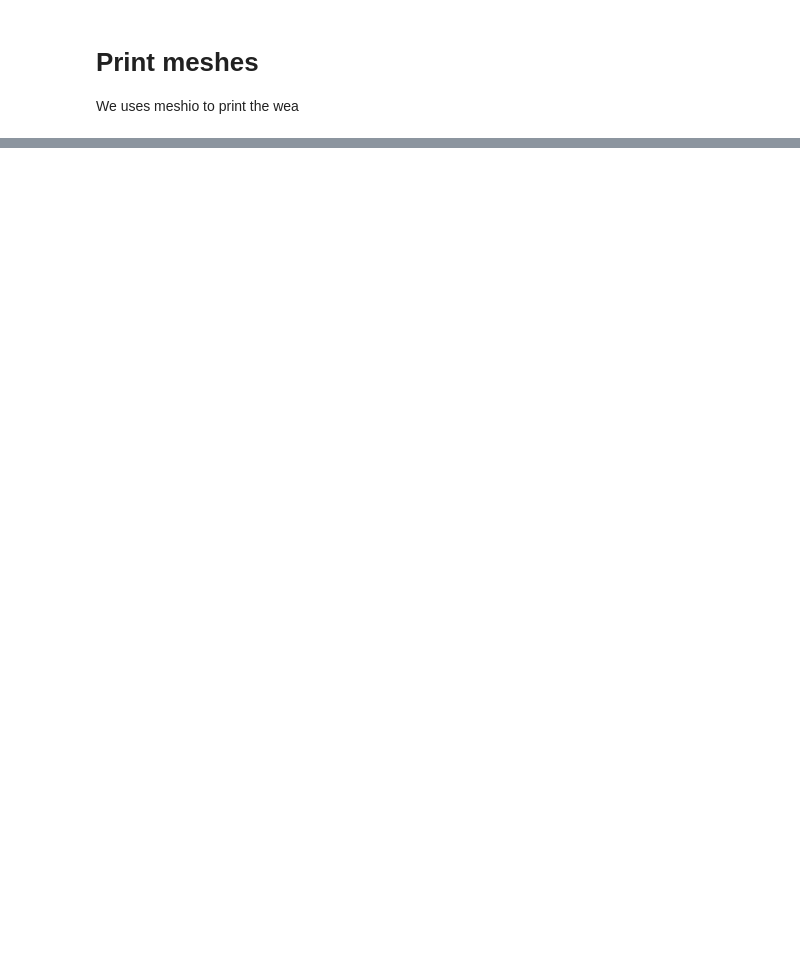
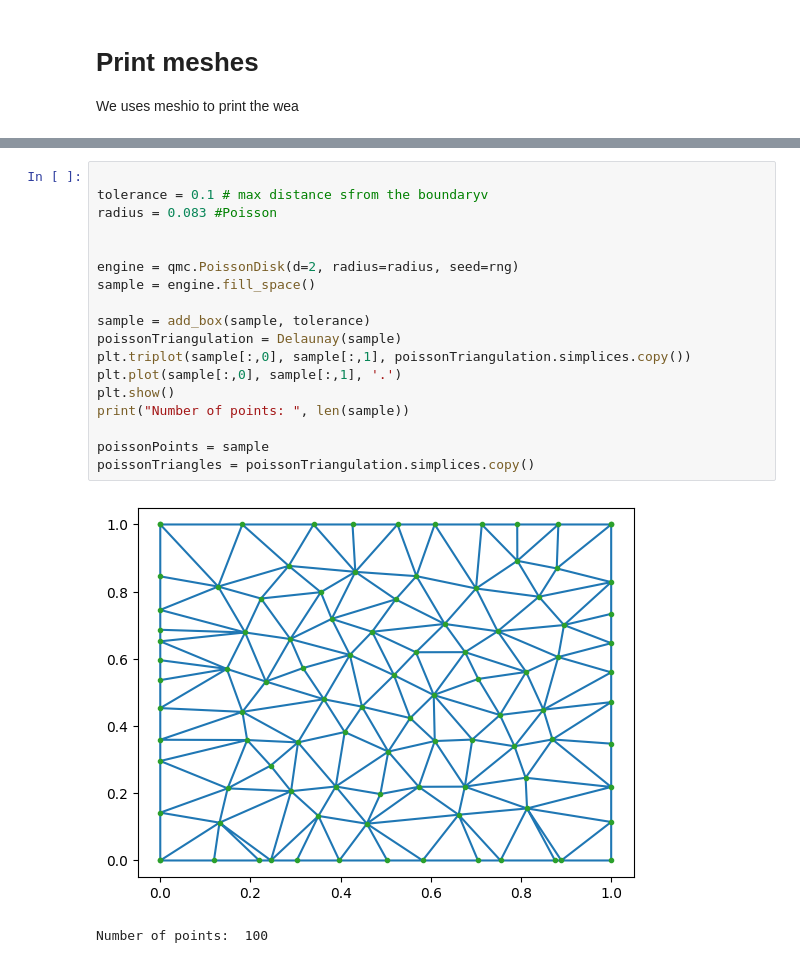
Before and after one commit to ssalinasfe/GPolylla, a Jupyter notebook: experiments/experiment.ipynb, the cells around one changed output, grey strips where cells are left out. Cells and saved outputs as stored; diff of their text form; blank space fills up the shorter version.

```diff
--- a/experiments/experiment.ipynb
+++ b/experiments/experiment.ipynb
@@ -118,0 +177,21 @@ meshio.read("1000002_poisson.off")
+# %%
+
+tolerance = 0.1 # max distance sfrom the boundaryv
+radius = 0.083 #Poisson
+
+
+engine = qmc.PoissonDisk(d=2, radius=radius, seed=rng)
+sample = engine.fill_space()
+
+sample = add_box(sample, tolerance)
+poissonTriangulation = Delaunay(sample)
+plt.triplot(sample[:,0], sample[:,1], poissonTriangulation.simplices.copy())
+plt.plot(sample[:,0], sample[:,1], '.')
+plt.show()
+print("Number of points: ", len(sample))
+
+poissonPoints = sample
+poissonTriangles = poissonTriangulation.simplices.copy()
+# %% [output]
+[figure, added]
+Number of points:  100
```
Also changed, not shown: parts of 9 cells of this notebook, 1 other file.
